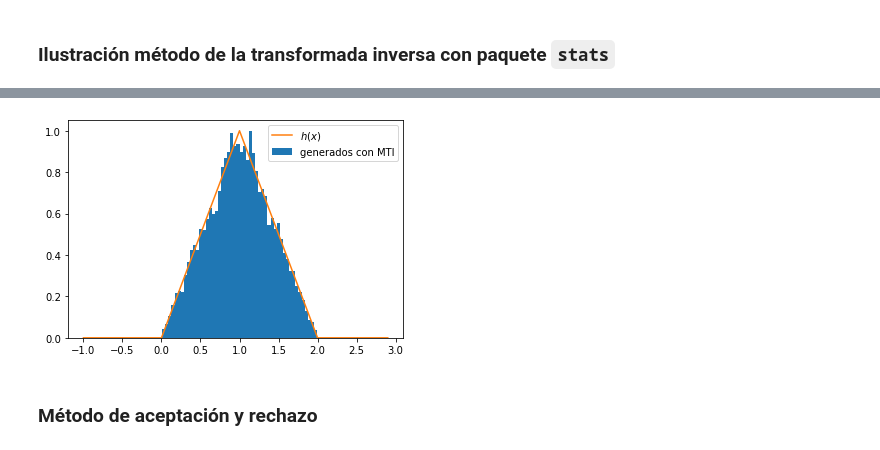
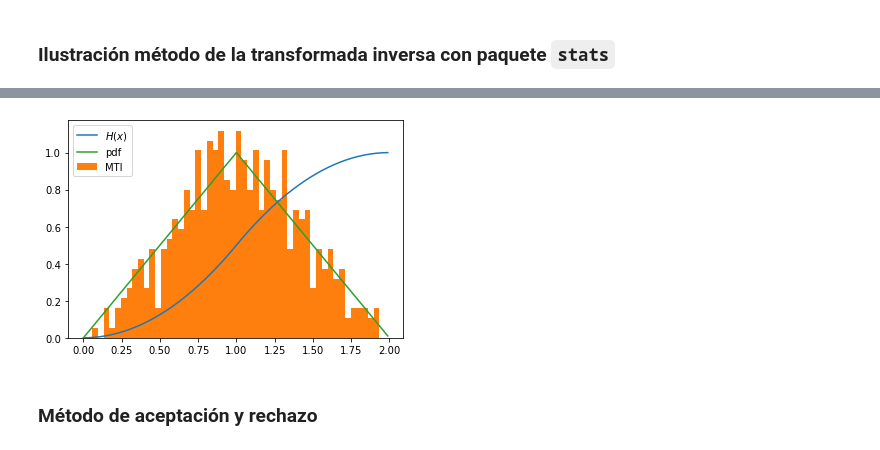
Before and after one commit to feramdor/SPF-2021-II, a Jupyter notebook: TEMA-2/Clase11_Ejercicios_MTI_MAR.ipynb, the cells around one changed output, grey strips where cells are left out. Saved outputs shown, nothing was run; the diff lists cells and outputs as text; code cells hidden in the pictures.

```diff
--- a/TEMA-2/Clase11_Ejercicios_MTI_MAR.ipynb
+++ b/TEMA-2/Clase11_Ejercicios_MTI_MAR.ipynb
@@ -56,3 +65,8 @@ $$
 Genere muestres aleatorias que distribuyan según la función dada usando el método de la transformada inversa y grafique el histograma de 100 muestras generadas con el método y compárela con el función $h(x)$ dada, esto con el fín de validar que el procedimiento fue realizado de manera correcta
 
 ### Método de la transformada inversa
+# %%
+h = lambda x: 0 if x < 0 else (x if 0 < x < 1 else (2 - x if 1 <= x <= 2 else 0))
+
+x = np.arange(-0.5, 2.5, 0.01)
+plt.plot(x, [h(xi) for xi in x])
@@ -59,28 +106,32 @@ Genere muestres aleatorias que distribuyan según la función dada usando el mé
 # %%
+N = 500
 # Crear función acumulada
+H = lambda x: 0 if x<0 else (x ** 2 / 2 if 0 <= x < 1 else (-x **2 / 2  + 2 * x -1 if 1 <= x <= 2 else 0) )
 
 # Graficar función acumulada
+x = np.arange(0, 2, 0.01)
+plt.plot(x, [H(xi) for xi in x], label='$H(x)$')
 
 # Crear función inversa
+# Vector de aleatorios uniformer
+U = np.random.rand(N)
+
+H_inv = lambda u: np.sqrt(2 * u) if 0 <= u <= 0.5 else 2 - np.sqrt(4 - 2 *(1 + u))
+# Vector generado con MTI
+H_inv_values = [H_inv(ui) for ui in U]
 
 # Validar función inversa (gráfica)
 
-# Vector de aleatorios uniformer
-
-# Vector generado con MTI
-
 # Graficar histograma aleatorios
-plt.hist(x_rand, bins=50, density=True, label='generados con MTI')
+plt.hist(H_inv_values, bins=50, density=True, label='MTI')
 
 # Función de densidad h(x)
-h = lambda x: 0 if x < 0 else (x if 0 <= x < 1 else (2 - x if 1 <= x < 2 else 0))
+h = lambda x: 0 if x < 0 else (x if 0 < x < 1 else (2 - x if 1 <= x <= 2 else 0))
+plt.plot(x, [h(xi) for xi in x], label='pdf')
 
-density = list(map(lambda x: h(x), x))
-# Graficar función de densidad h(x)
-plt.plot(x, density, label='$h(x)$')
 plt.legend();
 # %% [output]
-[figure, old version]
+[figure, new version]
 # %% [markdown]
 ### Método de aceptación y rechazo
 # %%
```
Also changed, not shown: parts of 5 cells of this notebook, 3 other files.
